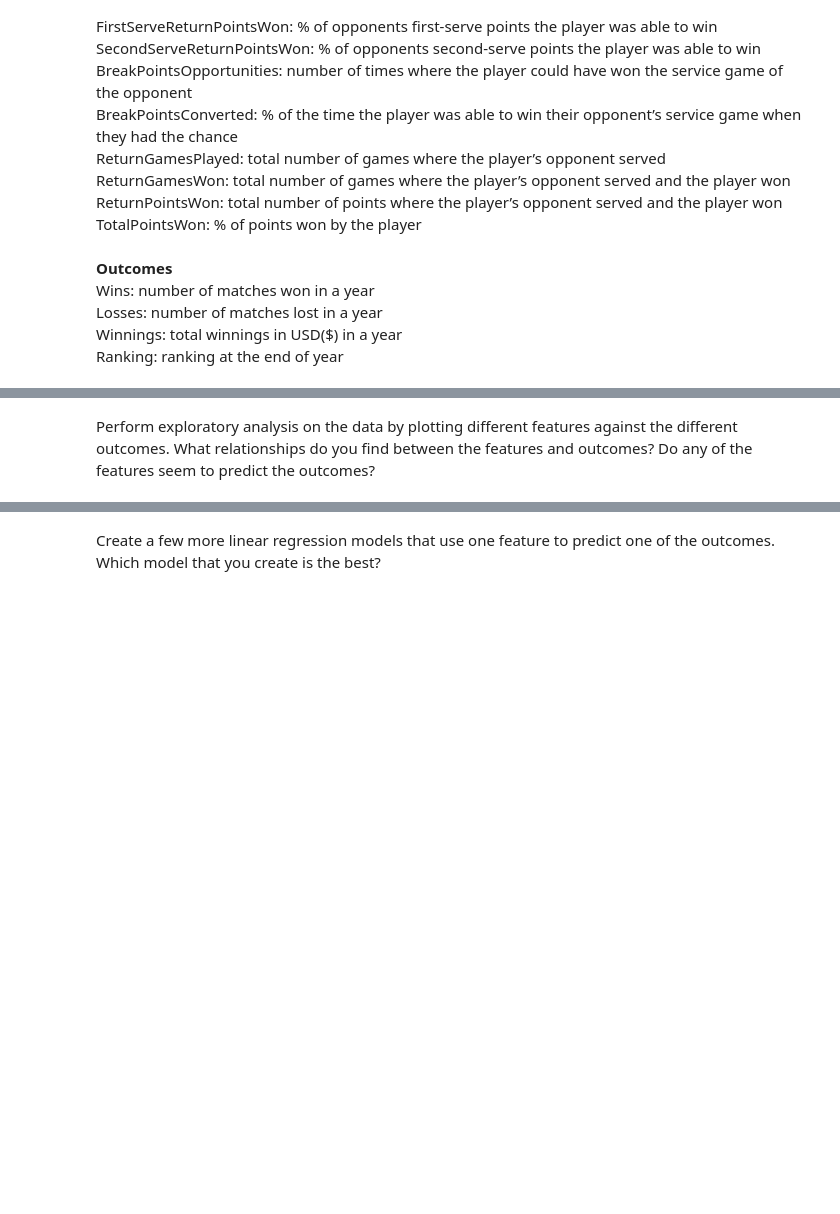
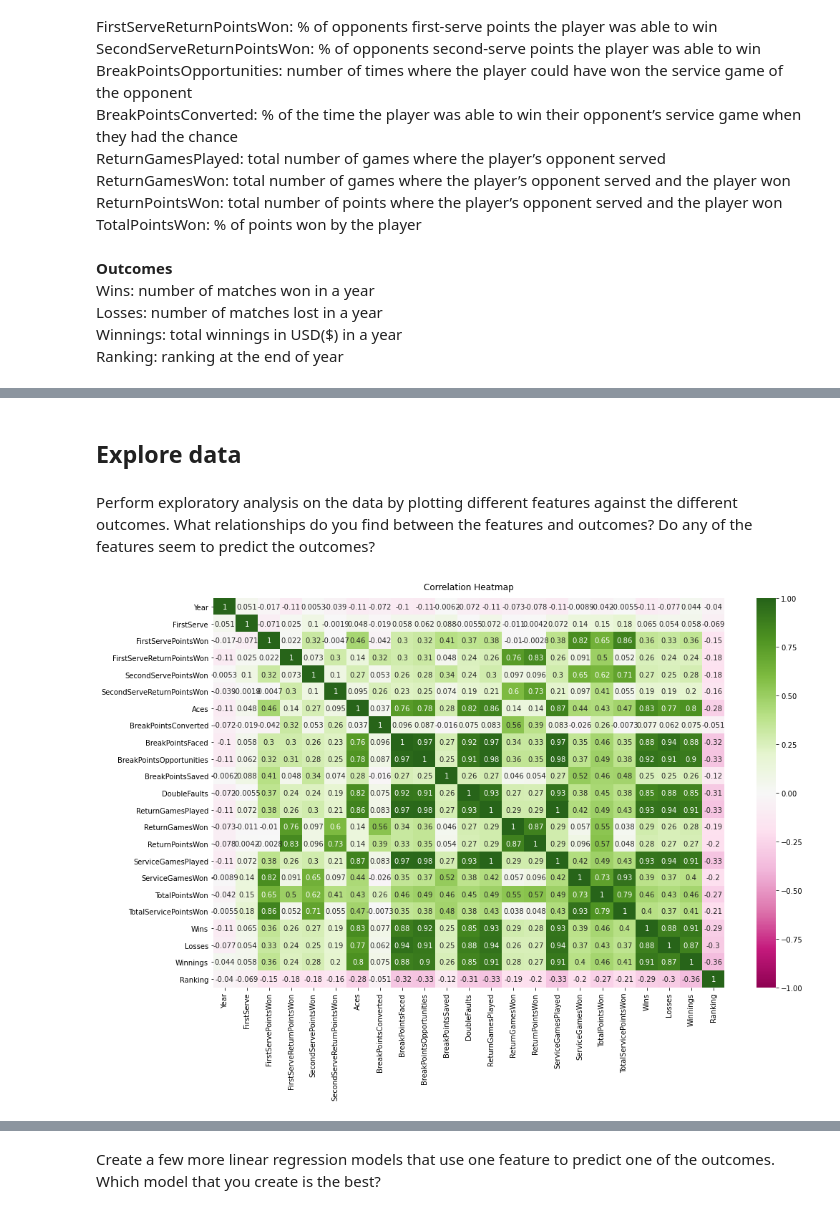
Before and after one commit to kristinkspanos/linear_regression_tennis, a Jupyter notebook: linear_regression_ATP.ipynb, the cells around one changed output, grey strips where cells are left out. Cells and saved outputs as stored; diff of their text form; code cells hidden in the pictures; blank space fills up the shorter version.

```diff
--- a/linear_regression_ATP.ipynb
+++ b/linear_regression_ATP.ipynb
@@ -35,0 +46,2 @@ Ranking: ranking at the end of year<br>
+# %%
+tennis = pd.read_csv('tennis_stats.csv')
@@ -36,2 +113,14 @@ Ranking: ranking at the end of year<br>
+# %% [markdown]
+## Explore data
 # %% [markdown]
 Perform exploratory analysis on the data by plotting different features against the different outcomes. What relationships do you find between the features and outcomes? Do any of the features seem to predict the outcomes?
+# %%
+tennis_numeric = tennis.select_dtypes(include=['float64', 'int64'])
+# %%
+corr = tennis_numeric.corr()
+# %%
+plt.figure(figsize=(16, 10))
+heatmap = sns.heatmap(corr, vmin=-1, vmax=1,cmap="PiYG", annot=True)
+heatmap.set_title('Correlation Heatmap', fontdict={'fontsize':12}, pad=12);
+# %% [output]
+[figure, added]
```
Also changed, not shown: parts of 25 cells of this notebook.
